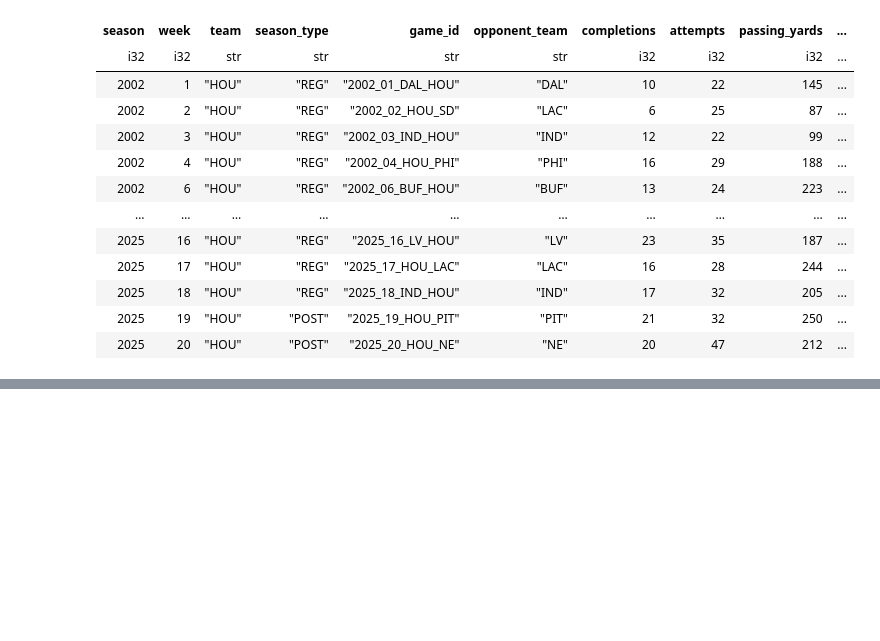
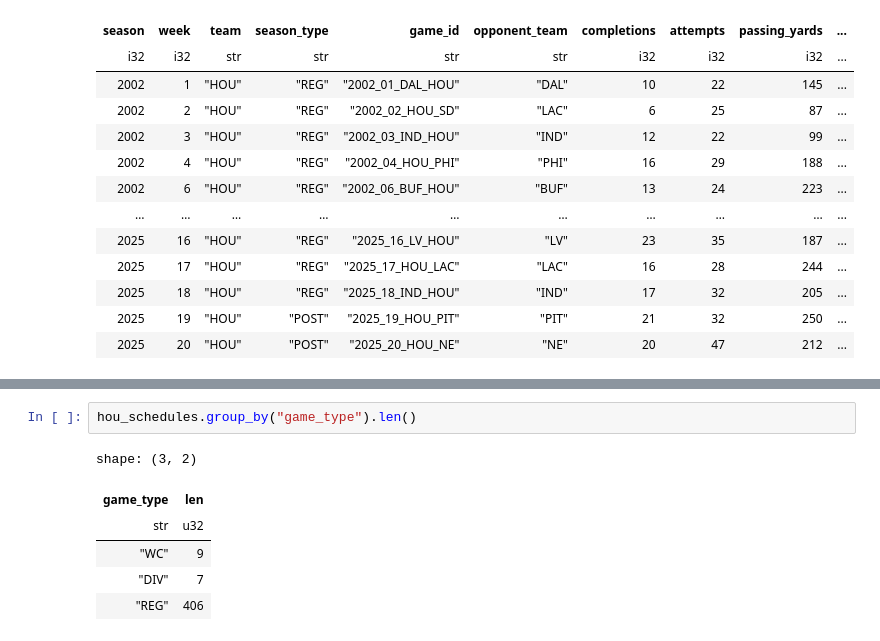
Before and after one commit to dallin91/houston-texans-recap, a Jupyter notebook: notebooks/initial_exploration.ipynb, the cells around one changed output, grey strips where cells are left out. Saved outputs shown, nothing was run; the diff lists cells and outputs as text; blank space fills up the shorter version.

```diff
--- a/notebooks/initial_exploration.ipynb
+++ b/notebooks/initial_exploration.ipynb
@@ -112,0 +145,9 @@ shape: (13_398, 145)
+# %%
+hou_schedules.group_by("game_type").len()
+# %% [output]
+shape: (3, 2)
+| game_type | len |
+| str | u32 |
+| "WC" | 9 |
+| "DIV" | 7 |
+| "REG" | 406 |
```
Also changed, not shown: parts of 2 cells of this notebook, 2 other files.
